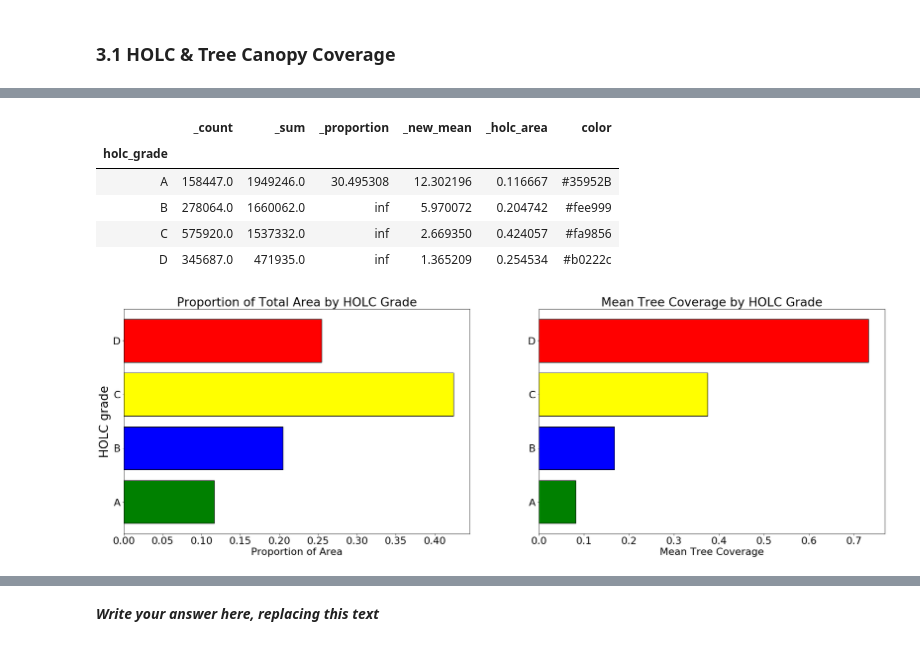
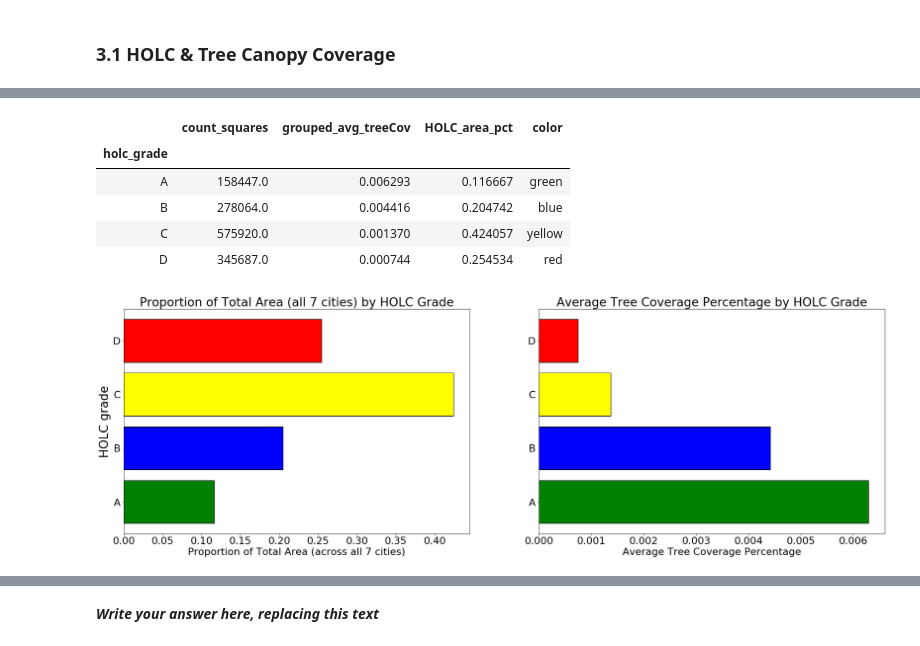
Before and after one commit to ds-modules/espm-c167, a Jupyter notebook: Lab2-Draft/Rebekah-Soc88/NB2_Draft1.ipynb, the cells around one changed output, grey strips where cells are left out. Cells and saved outputs as stored; diff of their text form; code cells hidden in the pictures.

```diff
--- a/Lab2-Draft/Rebekah-Soc88/NB2_Draft1.ipynb
+++ b/Lab2-Draft/Rebekah-Soc88/NB2_Draft1.ipynb
@@ -152,8 +170,10 @@ The data we are using is from the [National Land Cover Database](https://www.mrl
 # %%
 # Import data
 holc_5072 = gpd.read_file('holc_ca_epsg5072_treecov')
-holc_5072["_proportion"] = holc_5072["_count"] / holc_5072["_sum"]
 holc_5072 = holc_5072.drop(columns=['name', 'holc_id', 'area_descr'])
-holc_5072 = holc_5072[["holc_grade", "area", "_count", "_sum", "_proportion", "geometry"]]
+holc_5072 = holc_5072.rename(columns = {"_count" : "count_squares", "_sum" : "sum_treeCov",
+                             "_mean" : "avg_treeCov"})
+holc_5072 = holc_5072[["holc_grade", "area", "count_squares", "sum_treeCov", "avg_treeCov",
+                       "geometry"]]
 holc_5072.head()
 # %% [output]
@@ -227,33 +207,32 @@ summed2
 # %%
 summed = holc_5072.groupby('holc_grade').sum()
-summed['_new_mean'] = summed['_sum'] / summed['_count']
-summed['_holc_area'] = summed['_count'] / sum(summed['_count'])
-summed['color'] = ['#35952B', '#fee999', '#fa9856', '#b0222c']
-summed
+summed['grouped_avg_treeCov'] = summed['avg_treeCov'] / summed['count_squares']
+summed['HOLC_area_pct'] = summed['count_squares'] / sum(summed['count_squares'])
+summed['color'] = ['green', 'blue', 'yellow', 'red']
+summed[["count_squares", "grouped_avg_treeCov", "HOLC_area_pct", "color"]]
 # %% [output]
-|  | _count | _sum | _proportion | _new_mean | _holc_area | color |
-| holc_grade |  |  |  |  |  |  |
-| A | 158447.0 | 1949246.0 | 30.495308 | 12.302196 | 0.116667 | #35952B |
-| B | 278064.0 | 1660062.0 | inf | 5.970072 | 0.204742 | #fee999 |
-| C | 575920.0 | 1537332.0 | inf | 2.669350 | 0.424057 | #fa9856 |
-| D | 345687.0 | 471935.0 | inf | 1.365209 | 0.254534 | #b0222c |
+|  | count_squares | grouped_avg_treeCov | HOLC_area_pct | color |
+| holc_grade |  |  |  |  |
+| A | 158447.0 | 0.006293 | 0.116667 | green |
+| B | 278064.0 | 0.004416 | 0.204742 | blue |
+| C | 575920.0 | 0.001370 | 0.424057 | yellow |
+| D | 345687.0 | 0.000744 | 0.254534 | red |
 # %%
-#Using summed2 (method = count/sum) instead of summed (method = sum/count)
 plt.rcParams.update({'font.size': 22})
 
 fig = plt.figure()
 
 ax1=plt.subplot(2, 2, 1)
-ax1.set_xlabel("Proportion of Area")
-plt.barh(summed2.index, summed2["_holc_area"], color = summed2['color'])
+ax1.set_xlabel("Proportion of Total Area (across all 7 cities)")
+plt.barh(summed.index, summed["HOLC_area_pct"], color = summed['color'])
 
 ax2=plt.subplot(2, 2, 2)
-ax2.set_xlabel("Mean Tree Coverage")
-plt.barh(summed2.index, summed2['_new_mean'], color=summed2['color']);
+ax2.set_xlabel("Average Tree Coverage Percentage")
+plt.barh(summed.index, summed['grouped_avg_treeCov'], color=summed['color']);
 
 ax1.set_ylabel('HOLC grade', fontsize='large');
 
-ax1.set_title("Proportion of Total Area by HOLC Grade");
-ax2.set_title("Mean Tree Coverage by HOLC Grade");
+ax1.set_title("Proportion of Total Area (all 7 cities) by HOLC Grade");
+ax2.set_title("Average Tree Coverage Percentage by HOLC Grade");
 # %% [output]
-[figure, old version]
+[figure, new version]
```
Also changed, not shown: parts of 19 cells of this notebook.
